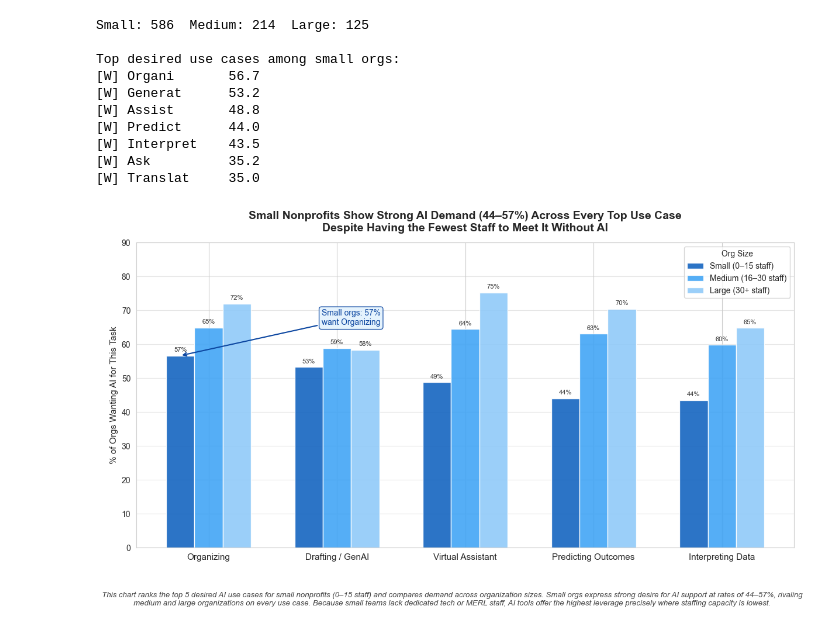
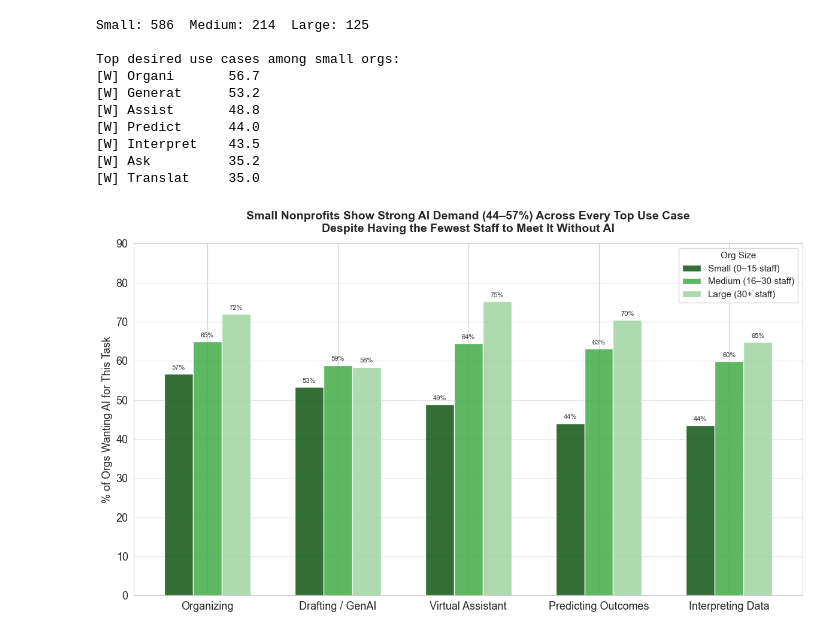
Before and after one commit to BoppingNoodles/SP26_Datathon, a Jupyter notebook: work/section_4_5_person_c.ipynb, the cells around one changed output. Cells and saved outputs as stored; diff of their text form; code cells hidden in the pictures.

```diff
--- a/work/section_4_5_person_c.ipynb
+++ b/work/section_4_5_person_c.ipynb
@@ -237,63 +222,41 @@ demand_by_size = pd.DataFrame({
     'Large\n(30+ staff)':    large_df[top_cols].mean() * 100,
 }).T  # rows = size tiers, cols = use cases
 
-size_colors = ['#1565C0', '#42A5F5', '#90CAF9']
+size_colors = ['#1B5E20', '#4CAF50', '#A5D6A7']
 
 fig, ax = pyplot.subplots(figsize=(12, 7))
 sns.set_style('whitegrid')
 
 n_groups = len(top_cols)
 x        = np.arange(n_groups)
 width    = 0.22
 
 for i, (size_label, color) in enumerate(zip(demand_by_size.index, size_colors)):
     offset = (i - 1) * width
     bars = ax.bar(
         x + offset, demand_by_size.loc[size_label], width,
         label=size_label.replace('\n', ' '), color=color, alpha=0.9, zorder=3
     )
     for bar in bars:
         h = bar.get_height()
         ax.text(bar.get_x() + bar.get_width() / 2, h + 0.8, f'{h:.0f}%',
                 ha='center', va='bottom', fontsize=8, color='#333')
 
 ax.set_title(
     "Small Nonprofits Show Strong AI Demand (44–57%) Across Every Top Use Case\n"
     "Despite Having the Fewest Staff to Meet It Without AI",
     fontsize=14, fontweight='bold', pad=14
 )
 ax.set_xticks(x)
-ax.set_xticklabels(top_labels, fontsize=11)
-ax.set_ylabel('% of Orgs Wanting AI for This Task', fontsize=11)
+ax.set_xticklabels(top_labels, fontsize=13)
+ax.set_ylabel('% of Orgs Wanting AI for This Task', fontsize=13)
 ax.set_ylim(0, 90)
-ax.legend(title='Org Size', fontsize=10, title_fontsize=10, loc='upper right')
+ax.tick_params(axis='y', labelsize=13)
+ax.legend(title='Org Size', fontsize=11, title_fontsize=11, loc='upper right')
 ax.yaxis.grid(True, alpha=0.5)
 ax.set_axisbelow(True)
 
-# Callout: small orgs' top desire is Organizing (56.7%)
-top_col_idx = 0  # Organizing is index 0 after sorting by small demand
-peak_small  = small_df[top_cols[top_col_idx]].mean() * 100
-callout_x   = x[top_col_idx] - width  # small org bar x position
-ax.annotate(
-    f"Small orgs: {peak_small:.0f}%\nwant {top_labels[top_col_idx]}",
-    xy=(callout_x, peak_small),
-    xytext=(callout_x + 1.1, peak_small + 9),
-    fontsize=10, color='#0D47A1',
-    arrowprops=dict(arrowstyle='->', color='#0D47A1', lw=1.5),
-    bbox=dict(boxstyle='round,pad=0.3', fc='#E3F2FD', ec='#0D47A1', alpha=0.9)
-)
-
-pyplot.tight_layout(rect=[0, 0.10, 1, 1])
-fig.text(
-    0.5, 0.01,
-    "This chart ranks the top 5 desired AI use cases for small nonprofits (0–15 staff) "
-    "and compares demand across organization sizes. Small orgs express strong desire for AI "
-    "support at rates of 44–57%, rivaling medium and large organizations on every use case. "
-    "Because small teams lack dedicated tech or MERL staff, AI tools offer the highest "
-    "leverage precisely where staffing capacity is lowest.",
-    ha='center', va='bottom', fontsize=9.5, color='#444', style='italic',
-    wrap=True
-)
+pyplot.tight_layout()
 pyplot.show()
 # %% [output]
-[figure, old version]
+[figure, new version]
```
Also changed, not shown: parts of 5 cells of this notebook.
